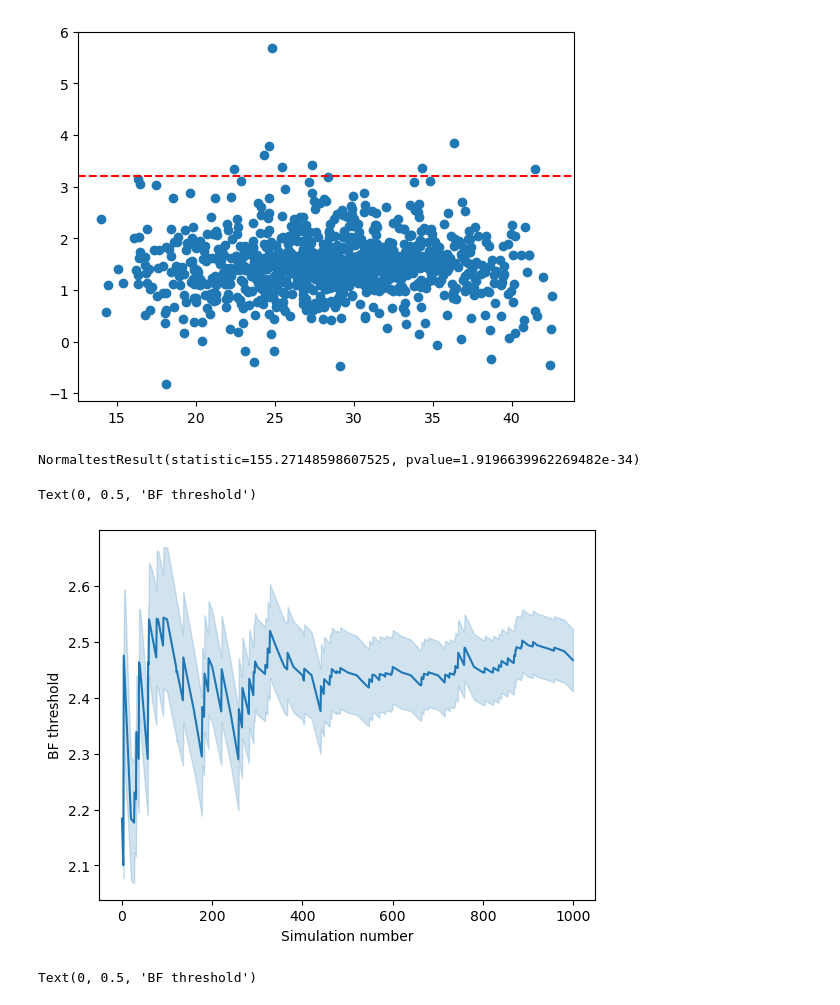
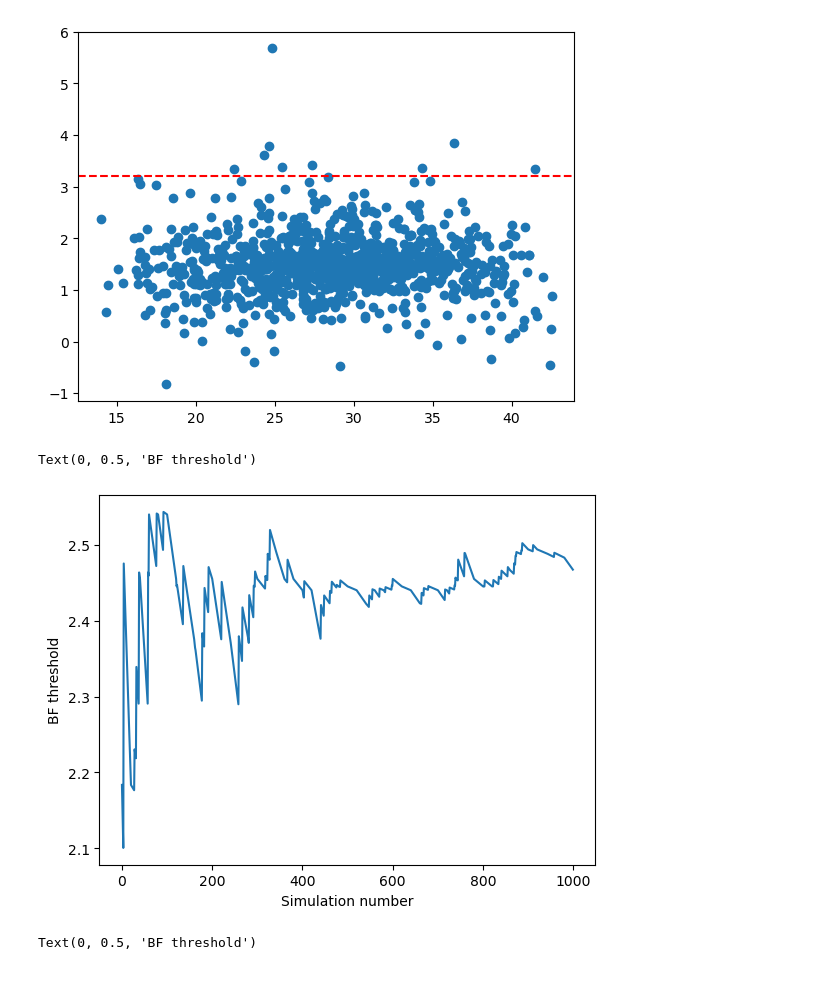
Before and after one commit to Lu-Neil/qnm_filter, a Jupyter notebook: code_demo/overfiltering_thresholds/O4_design/simulation_number.ipynb, the cells around one changed output. Saved outputs shown, nothing was run; the diff lists cells and outputs as text; code cells hidden in the pictures.

```diff
--- a/code_demo/overfiltering_thresholds/O4_design/simulation_number.ipynb
+++ b/code_demo/overfiltering_thresholds/O4_design/simulation_number.ipynb
@@ -14,32 +20,27 @@ print(thresh)
 # %% [output]
 3.2088799401992443
 [figure]
-# %%
-from scipy import stats
-stats.normaltest(BF)
-# %% [output]
-NormaltestResult(statistic=155.27148598607525, pvalue=1.9196639962269482e-34)
 # %%
 BF = evidence_filt-evidence_inj
 thresh_arr = []
 std_arr = []
 idx_arr = range(len(BF))
 for i in idx_arr:
     temp = BF[0:i+1]
     thresh = np.quantile(temp, 0.95)
     thresh_arr.append(thresh)
 for i in idx_arr:
     std_arr.append(np.std(thresh_arr[0:i]))
 
 thresh_arr = np.asarray(thresh_arr)
 std_arr = np.asarray(std_arr)
 pl.plot(idx_arr, thresh_arr)
-pl.fill_between(idx_arr, thresh_arr+std_arr, thresh_arr-std_arr, color='tab:blue', alpha=0.2)
+# pl.fill_between(idx_arr, thresh_arr+std_arr, thresh_arr-std_arr, color='tab:blue', alpha=0.2)
 pl.xlabel("Simulation number")
 pl.ylabel("BF threshold")
 # %% [output]
 Text(0, 0.5, 'BF threshold')
-[figure, old version]
+[figure, new version]
 # %%
 BF = evidence_filt-evidence_inj
 thresh_arr = []
```
Also changed, not shown: parts of 2 cells of this notebook, 1 other file.
